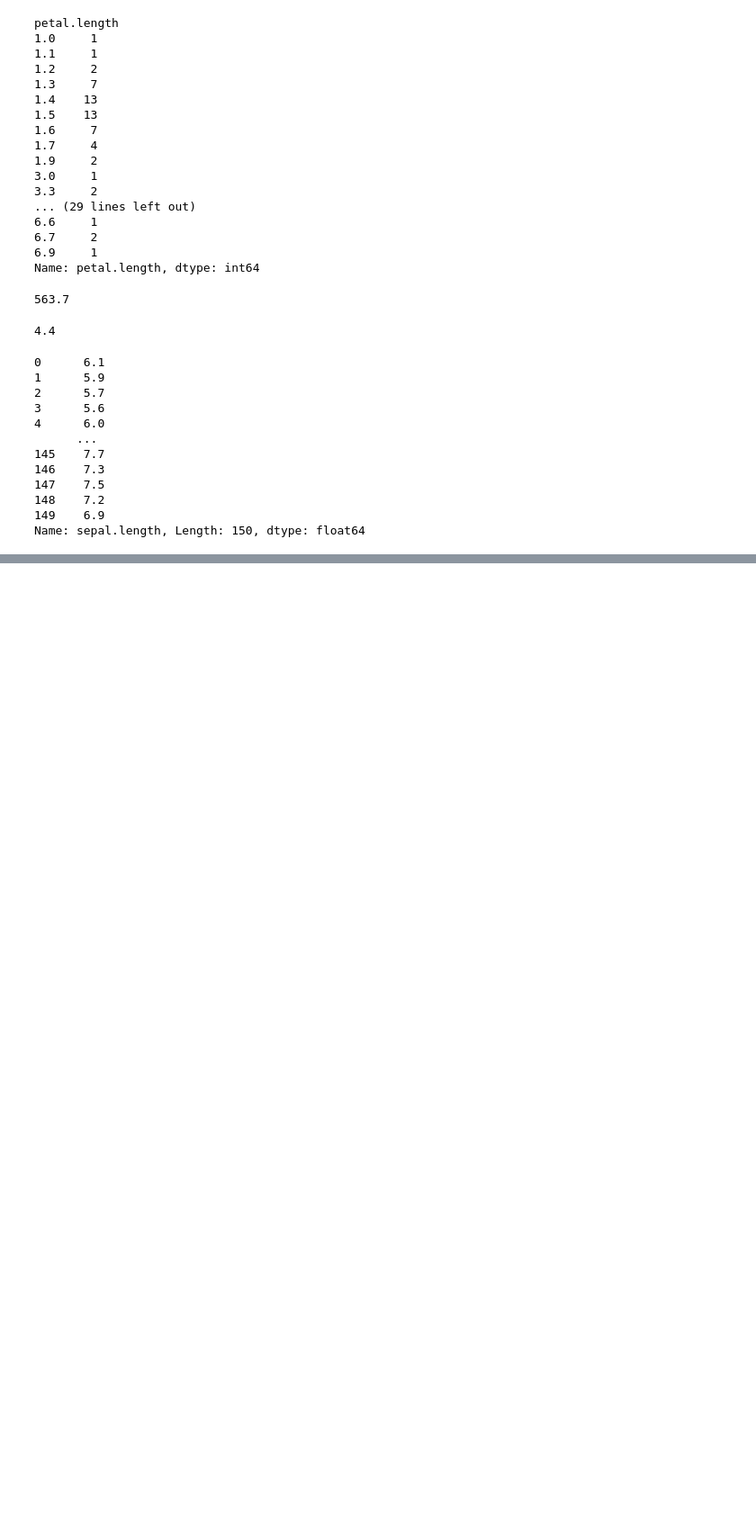
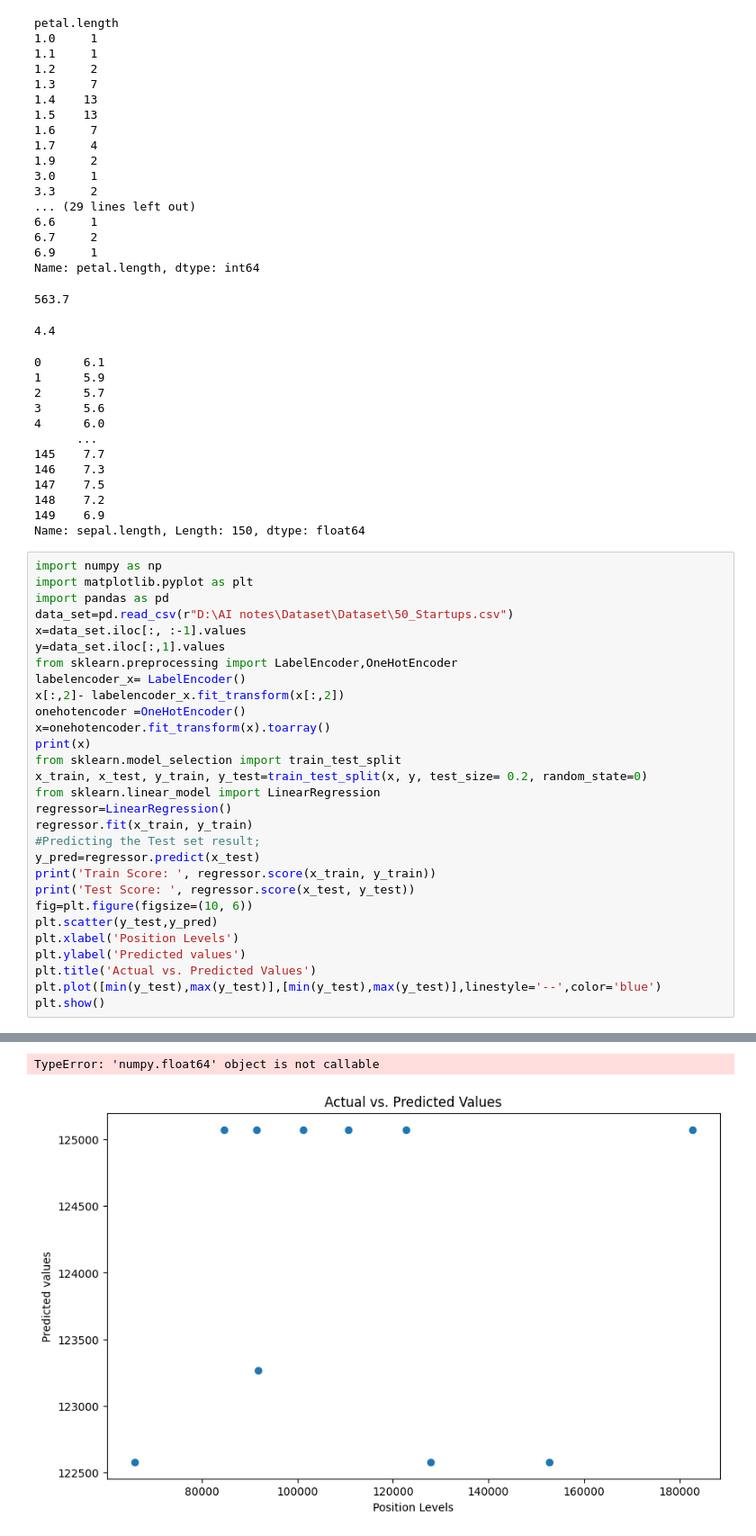
Before and after one commit to jheankar831/ra, a Jupyter notebook: Untitled-1.ipynb, the cells around one changed output, grey strips where cells are left out. Shown: that part at 90% size. Cells and saved outputs as stored; diff of their text form; blank space fills up the shorter version.

```diff
--- a/Untitled-1.ipynb
+++ b/Untitled-1.ipynb
@@ -215,3 +215,33 @@ Name: petal.length, dtype: int64
 148    7.2
 149    6.9
 Name: sepal.length, Length: 150, dtype: float64
+# %%
+import numpy as np
+import matplotlib.pyplot as plt
+import pandas as pd
+data_set=pd.read_csv(r"D:\AI notes\Dataset\Dataset\50_Startups.csv")
+x=data_set.iloc[:, :-1].values
+y=data_set.iloc[:,1].values
+from sklearn.preprocessing import LabelEncoder,OneHotEncoder
+labelencoder_x= LabelEncoder()
+x[:,2]- labelencoder_x.fit_transform(x[:,2])
+onehotencoder =OneHotEncoder()
+x=onehotencoder.fit_transform(x).toarray()
+print(x)
+from sklearn.model_selection import train_test_split
+x_train, x_test, y_train, y_test=train_test_split(x, y, test_size= 0.2, random_state=0)
+from sklearn.linear_model import LinearRegression
+regressor=LinearRegression()
+regressor.fit(x_train, y_train)
+#Predicting the Test set result;
+y_pred=regressor.predict(x_test)
+print('Train Score: ', regressor.score(x_train, y_train))
+print('Test Score: ', regressor.score(x_test, y_test))
+fig=plt.figure(figsize=(10, 6))
+plt.scatter(y_test,y_pred)
+plt.xlabel('Position Levels')
+plt.ylabel('Predicted values')
+plt.title('Actual vs. Predicted Values')
+plt.plot([min(y_test),max(y_test)],[min(y_test),max(y_test)],linestyle='--',color='blue')
+plt.show()
+# %% [output]
@@ -217,0 +257,2 @@ Name: sepal.length, Length: 150, dtype: float64
+TypeError: 'numpy.float64' object is not callable
+[figure, added]
```
Also changed, not shown: parts of 1 cell of this notebook, 2 other files.
